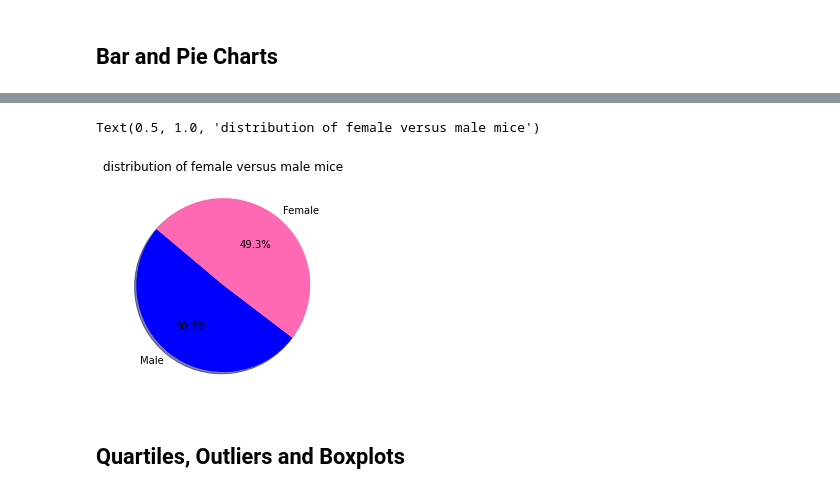
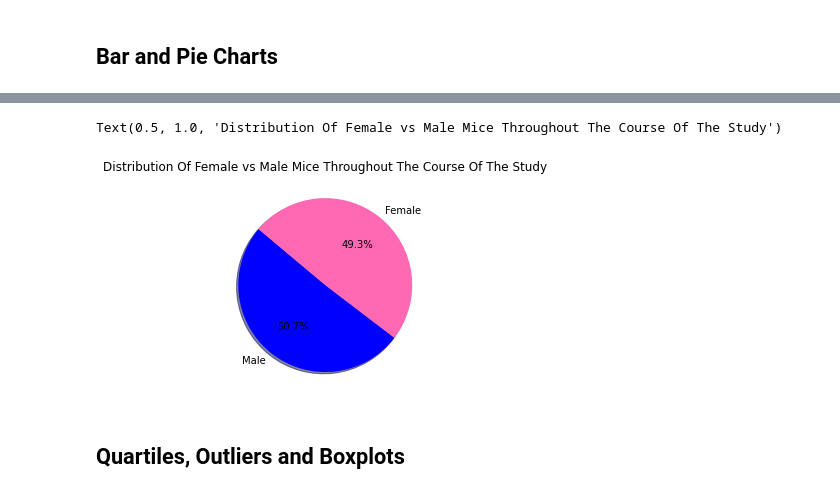
Before and after one commit to Carly-Jane/Matplotlib_Homework_Carly_Wieland, a Jupyter notebook: pymaceuticals_starter.ipynb, the cells around one changed output, grey strips where cells are left out. Cells and saved outputs as stored; diff of their text form; code cells hidden in the pictures.

```diff
--- a/pymaceuticals_starter.ipynb
+++ b/pymaceuticals_starter.ipynb
@@ -135,27 +138,27 @@ study_data_complete_clean['Sex'].value_counts().plot(kind='pie')
 # %%
 # Generate a pie plot showing the distribution of female versus male mice using pyplot
 
 number_of_male_mice = len(study_data_complete_clean.loc[study_data_complete_clean["Sex"] == "Male"])
 number_of_male_mice
 
 number_of_female_mice = len(study_data_complete_clean.loc[study_data_complete_clean["Sex"] == "Female"])
 number_of_female_mice
 
 # Labels for the sections of our pie chart
 labels = ["Male", "Female"]
 
 # The values of each section of the pie chart
 sizes = [number_of_male_mice, number_of_female_mice]
 
 # The colors of each section of the pie chart
 colors = ["blue", "hotpink"]
 
 # Creates the pie chart based upon the values above
 # Automatically finds the percentages of each part of the pie chart
 plt.pie(sizes, labels=labels, colors=colors, autopct="%1.1f%%", shadow=True, startangle=140)
-plt.title("distribution of female versus male mice")
+plt.title("Distribution Of Female vs Male Mice Throughout The Course Of The Study")
 # %% [output]
-Text(0.5, 1.0, 'distribution of female versus male mice')
+Text(0.5, 1.0, 'Distribution Of Female vs Male Mice Throughout The Course Of The Study')
-[figure, old version]
+[figure, new version]
 # %% [markdown]
 ## Quartiles, Outliers and Boxplots
```
Also changed, not shown: parts of 25 cells of this notebook.
